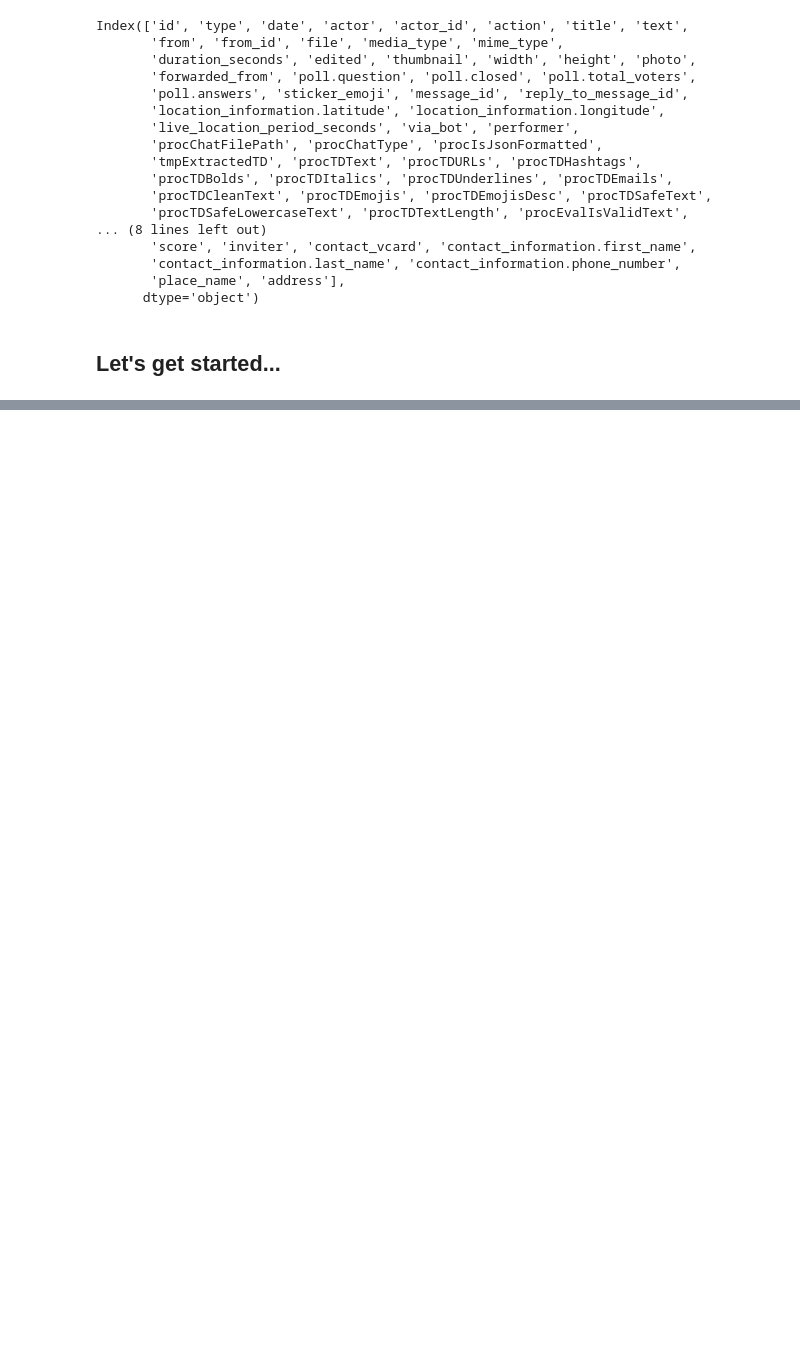
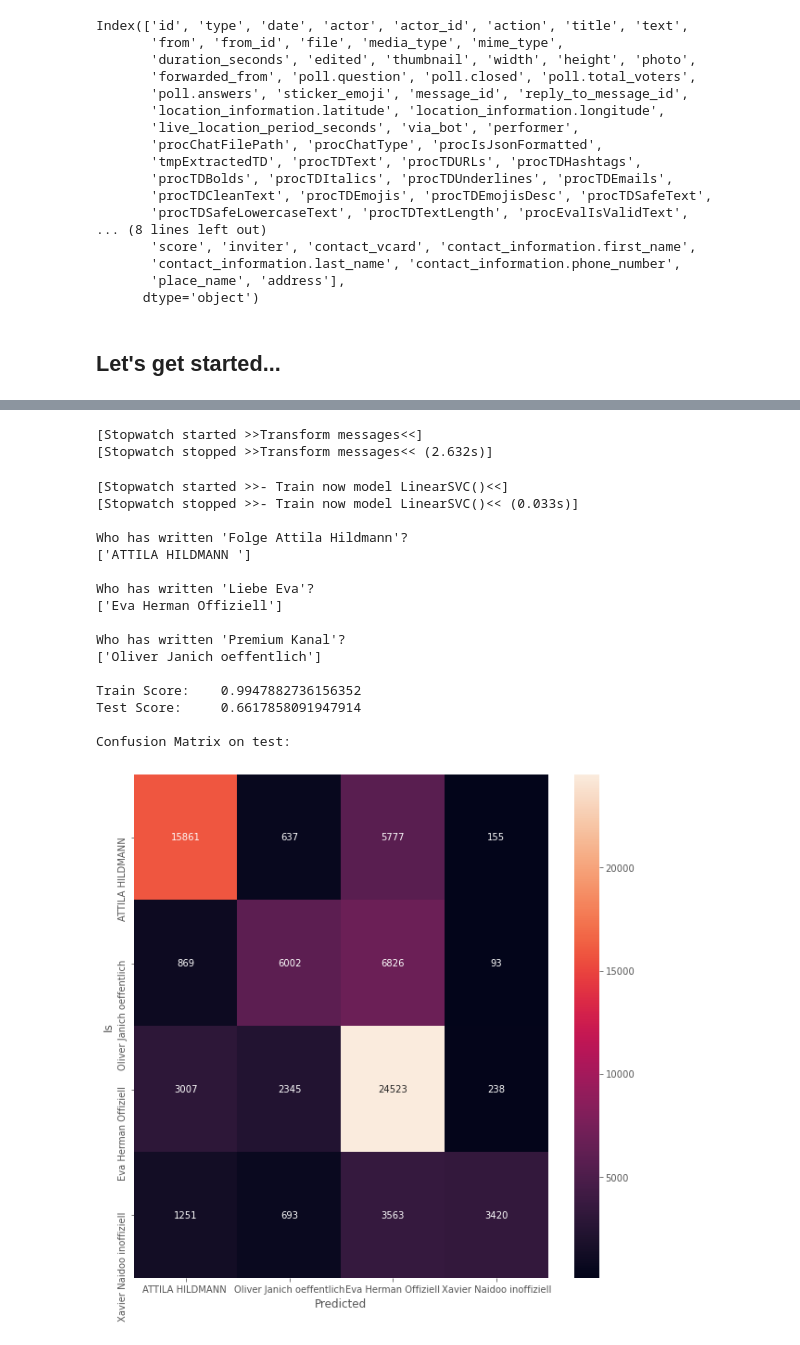
Before and after one commit to maxbundscherer/telegram-analysis, a Jupyter notebook: notebooks/Classifier.ipynb, the cells around one changed output, grey strips where cells are left out. Cells and saved outputs as stored; diff of their text form; code cells hidden in the pictures; blank space fills up the shorter version.

```diff
--- a/notebooks/Classifier.ipynb
+++ b/notebooks/Classifier.ipynb
@@ -17,4 +65,5 @@ pd.set_option('display.max_columns', None)
 plt.style.use('ggplot')
 # %%
 dir_var                 = "./work/notebooks/"
+dir_var_output          = dir_var + "output/"
 dir_var_pandas_cache    = dir_var + "cache/pandas/"
@@ -199,0 +280,78 @@ print(str(confusion_matrix(predictTest, y_test)))
+# %%
+gloStartStopwatch("Transform messages")
+
+count_vect          = CountVectorizer()
+tfidf_transformer   = TfidfTransformer()
+
+# Transform and fit train
+X_train_counts      = count_vect.fit_transform(X_train)
+X_train_tfidf       = tfidf_transformer.fit_transform(X_train_counts)
+
+# Transform test
+X_test_counts       = count_vect.transform(X_test)
+X_test_tfidf        = tfidf_transformer.transform(X_test_counts)
+
+gloStopStopwatch("Transform messages")
+# %% [output]
+[Stopwatch started >>Transform messages<<]
+[Stopwatch stopped >>Transform messages<< (2.632s)]
+# %%
+def trainAndEvalModel(model, outputFilename):
+
+    gloStartStopwatch("- Train now model " + str(model))
+    model.fit(X_train_tfidf, y_train)
+    gloStopStopwatch("- Train now model " + str(model))
+
+    searchStrings = ["Folge Attila Hildmann", "Liebe Eva", "Premium Kanal"]
+
+    for sS in searchStrings:
+
+        sS = str(sS)
+        print()
+        print("Who has written '" + sS + "'?")
+        t = tfidf_transformer.transform(count_vect.transform([sS]))
+        r = model.predict(t)
+        print(str(r))
+
+    y_pred_train        = model.predict(X_train_tfidf)
+    y_pred_test         = model.predict(X_test_tfidf)
+
+    print()
+    print("Train Score:\t"  + str(accuracy_score(y_true=y_train, y_pred=y_pred_train)))
+    print("Test Score:\t"   + str(accuracy_score(y_true=y_test, y_pred=y_pred_test)))
+
+    print()
+    print("Confusion Matrix on test:")
+    conf_mat = confusion_matrix(y_true = y_test, y_pred = y_pred_test)
+    fig, ax  = plt.subplots(figsize=(10,10))
+
+    sns.heatmap(conf_mat, annot=True, fmt='d',
+                xticklabels=dfFromId.clFrom.values, yticklabels=dfFromId.clFrom.values)
+
+    plt.ylabel('Is')
+    plt.xlabel('Predicted')
+
+    if(outputFilename != ""):
+        plt.savefig(dir_var_output + outputFilename)
+
+    plt.show()
+# %%
+trainAndEvalModel(LinearSVC(), "class-linearsvc")
+# %% [output]
+[Stopwatch started >>- Train now model LinearSVC()<<]
+[Stopwatch stopped >>- Train now model LinearSVC()<< (0.033s)]
+
+Who has written 'Folge Attila Hildmann'?
+['ATTILA HILDMANN ']
+
+Who has written 'Liebe Eva'?
+['Eva Herman Offiziell']
+
+Who has written 'Premium Kanal'?
+['Oliver Janich oeffentlich']
+
+Train Score:    0.9947882736156352
+Test Score:     0.6617858091947914
+
+Confusion Matrix on test:
+[figure, added]
```
Also changed, not shown: parts of 37 cells of this notebook, 4 other files.
